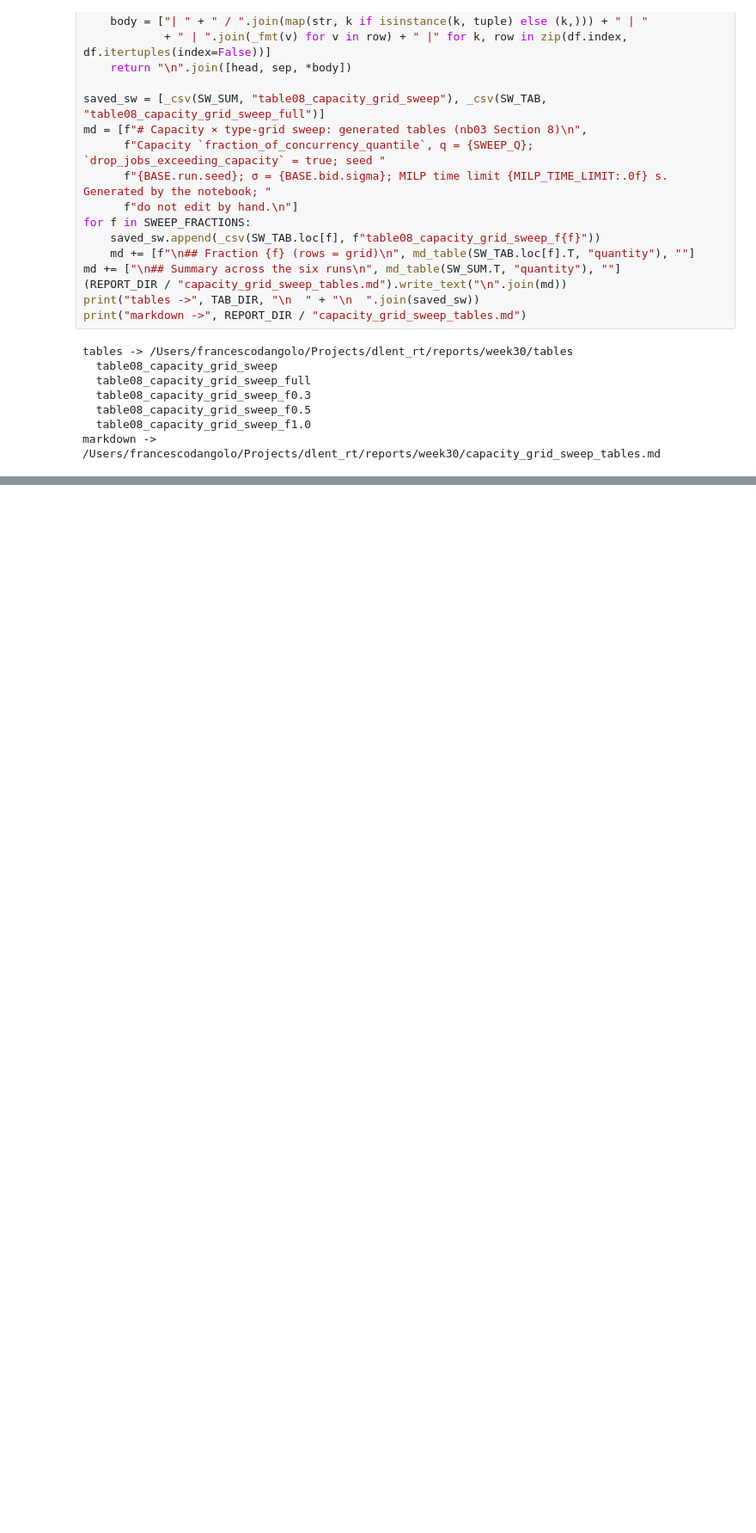
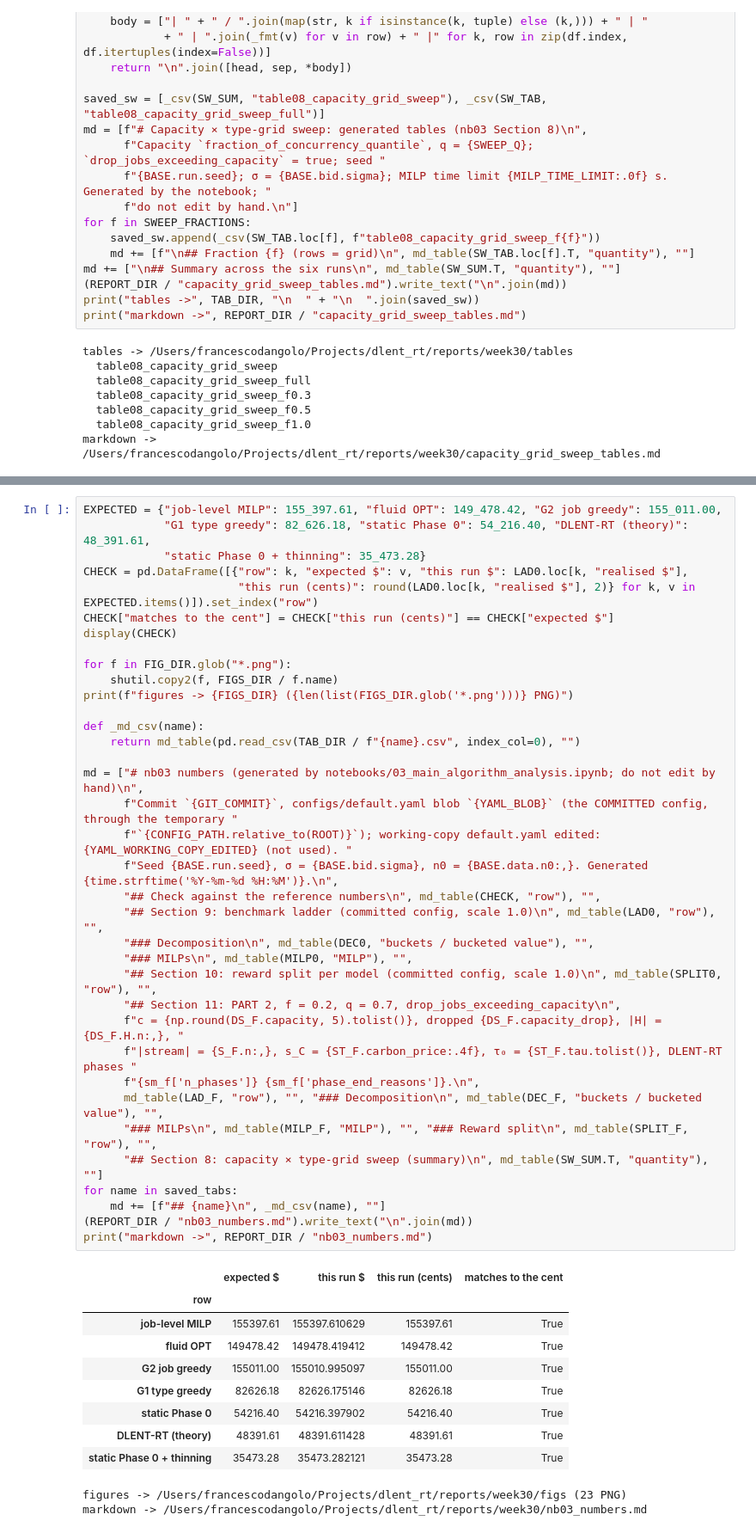
Before and after one commit to dangolofrancesco/dlent_rt, a Jupyter notebook: notebooks/03_main_algorithm_analysis.ipynb, the cells around one changed output, grey strips where cells are left out. Shown at 86% size. Drawn from its saved outputs; the diff is of its cells as text; blank space fills up the shorter version.

```diff
--- a/notebooks/03_main_algorithm_analysis.ipynb
+++ b/notebooks/03_main_algorithm_analysis.ipynb
@@ -1468,0 +1755,48 @@ markdown -> /Users/francescodangolo/Projects/dlent_rt/reports/week30/capacity_gr
+# %%
+EXPECTED = {"job-level MILP": 155_397.61, "fluid OPT": 149_478.42, "G2 job greedy": 155_011.00,
+            "G1 type greedy": 82_626.18, "static Phase 0": 54_216.40, "DLENT-RT (theory)": 48_391.61,
+            "static Phase 0 + thinning": 35_473.28}
+CHECK = pd.DataFrame([{"row": k, "expected $": v, "this run $": LAD0.loc[k, "realised $"],
+                       "this run (cents)": round(LAD0.loc[k, "realised $"], 2)} for k, v in EXPECTED.items()]).set_index("row")
+CHECK["matches to the cent"] = CHECK["this run (cents)"] == CHECK["expected $"]
+display(CHECK)
+
+for f in FIG_DIR.glob("*.png"):
+    shutil.copy2(f, FIGS_DIR / f.name)
+print(f"figures -> {FIGS_DIR} ({len(list(FIGS_DIR.glob('*.png')))} PNG)")
+
+def _md_csv(name):
+    return md_table(pd.read_csv(TAB_DIR / f"{name}.csv", index_col=0), "")
+
+md = ["# nb03 numbers (generated by notebooks/03_main_algorithm_analysis.ipynb; do not edit by hand)\n",
+      f"Commit `{GIT_COMMIT}`, configs/default.yaml blob `{YAML_BLOB}` (the COMMITTED config, through the temporary "
+      f"`{CONFIG_PATH.relative_to(ROOT)}`); working-copy default.yaml edited: {YAML_WORKING_COPY_EDITED} (not used). "
+      f"Seed {BASE.run.seed}, σ = {BASE.bid.sigma}, n0 = {BASE.data.n0:,}. Generated {time.strftime('%Y-%m-%d %H:%M')}.\n",
+      "## Check against the reference numbers\n", md_table(CHECK, "row"), "",
+      "## Section 9: benchmark ladder (committed config, scale 1.0)\n", md_table(LAD0, "row"), "",
+      "### Decomposition\n", md_table(DEC0, "buckets / bucketed value"), "",
+      "### MILPs\n", md_table(MILP0, "MILP"), "",
+      "## Section 10: reward split per model (committed config, scale 1.0)\n", md_table(SPLIT0, "row"), "",
+      "## Section 11: PART 2, f = 0.2, q = 0.7, drop_jobs_exceeding_capacity\n",
+      f"c = {np.round(DS_F.capacity, 5).tolist()}, dropped {DS_F.capacity_drop}, |H| = {DS_F.H.n:,}, "
+      f"|stream| = {S_F.n:,}, s_C = {ST_F.carbon_price:.4f}, τ₀ = {ST_F.tau.tolist()}, DLENT-RT phases "
+      f"{sm_f['n_phases']} {sm_f['phase_end_reasons']}.\n",
+      md_table(LAD_F, "row"), "", "### Decomposition\n", md_table(DEC_F, "buckets / bucketed value"), "",
+      "### MILPs\n", md_table(MILP_F, "MILP"), "", "### Reward split\n", md_table(SPLIT_F, "row"), "",
+      "## Section 8: capacity × type-grid sweep (summary)\n", md_table(SW_SUM.T, "quantity"), ""]
+for name in saved_tabs:
+    md += [f"## {name}\n", _md_csv(name), ""]
+(REPORT_DIR / "nb03_numbers.md").write_text("\n".join(md))
+print("markdown ->", REPORT_DIR / "nb03_numbers.md")
+# %% [output]
+|  | expected $ | this run $ | this run (cents) | matches to the cent |
+| row |  |  |  |  |
+| job-level MILP | 155397.61 | 155397.610629 | 155397.61 | True |
+| fluid OPT | 149478.42 | 149478.419412 | 149478.42 | True |
+| G2 job greedy | 155011.00 | 155010.995097 | 155011.00 | True |
+| G1 type greedy | 82626.18 | 82626.175146 | 82626.18 | True |
+| static Phase 0 | 54216.40 | 54216.397902 | 54216.40 | True |
+| DLENT-RT (theory) | 48391.61 | 48391.611428 | 48391.61 | True |
+| static Phase 0 + thinning | 35473.28 | 35473.282121 | 35473.28 | True |
+figures -> /Users/francescodangolo/Projects/dlent_rt/reports/week30/figs (23 PNG)
+markdown -> /Users/francescodangolo/Projects/dlent_rt/reports/week30/nb03_numbers.md
```
Also changed, not shown: parts of 16 cells of this notebook, 3 other files.
